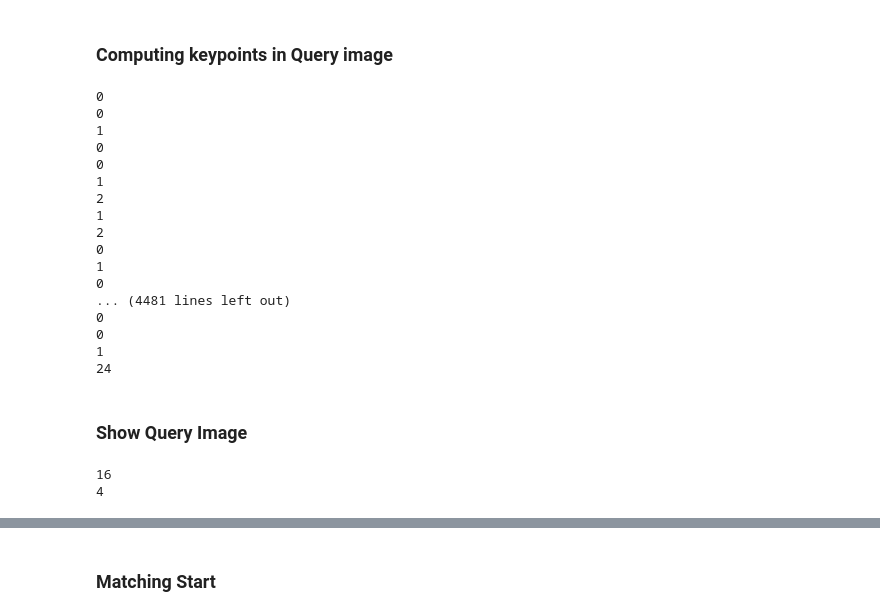
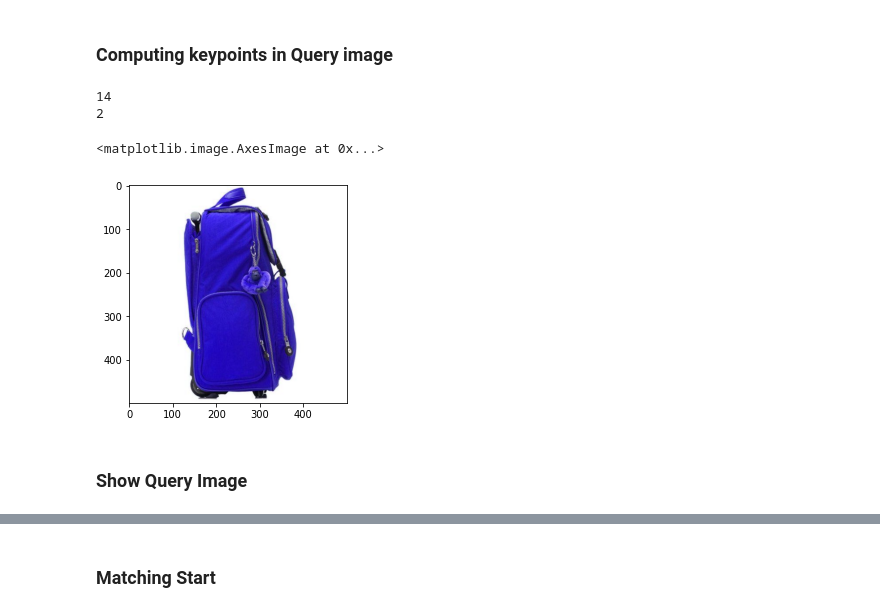
Before and after one commit to bas-bhai-account-khol-de/Cloud-Architecture, a Jupyter notebook: imageSearching.ipynb, the cells around one changed output, grey strips where cells are left out. Saved outputs shown, nothing was run; the diff lists cells and outputs as text; code cells hidden in the pictures.

```diff
--- a/imageSearching.ipynb
+++ b/imageSearching.ipynb
@@ -119,7 +119,7 @@ print(len(des_database))
 # %% [markdown]
 ### Computing keypoints in Query image
 # %%
-threshold = 50
+threshold = 20
 i=0
 # %%
 vid = cv2.VideoCapture(0)
@@ -136,57 +136,48 @@ while True:
     i=0
     for descriptors in des_database[current_batch_number]:
         matches_temp = matcher.knnMatch(des1,descriptors, k=2)
         good = []
         for m_n in matches_temp:
             if len(m_n)!=2:
                 continue
             (m,n) = m_n
             if m.distance < 0.6* n.distance:
                 good.append(m)
-        print(len(good))
+#         print(len(good))
         if len(good) > threshold:
             breakLoop=True
             break
         i=i+1
     if breakLoop:
         cv2.destroyAllWindows()
         vid.release()
         break
 
 
     current_batch_number+=1
     if current_batch_number > (number_batches-1):
         current_batch_number=0
     k = cv2.waitKey(1)
     if k == 27:
         cv2.destroyAllWindows()
         vid.release()
         break
+
+print(i)
+print(current_batch_number)
+img_test =batches[current_batch_number][i]
+img_test = cv2.cvtColor(img_test,cv2.COLOR_BGR2RGB)
+plt.imshow(img_test)
+plt.imshow(batches[current_batch_number][i])
 # %% [output]
-0
-0
-1
-0
-0
-1
+14
 2
-1
-2
-0
-1
-0
-... (4481 lines left out)
-0
-0
-1
-24
+<matplotlib.image.AxesImage at 0x...>
+[figure, added]
 # %% [markdown]
 ### Show Query Image
 # %%
 print(i)
 print(current_batch_number)
-# %% [output]
-16
-4
 # %%
 plt.imshow(batches[current_batch_number][i])
```
Also changed, not shown: parts of 4 cells of this notebook.
